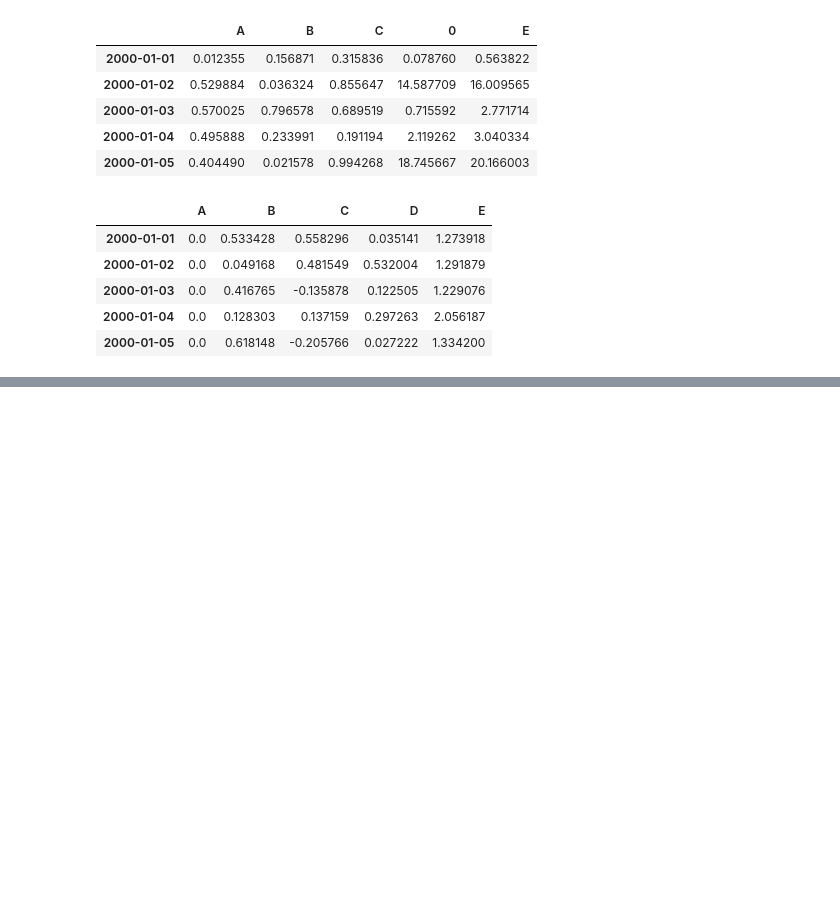
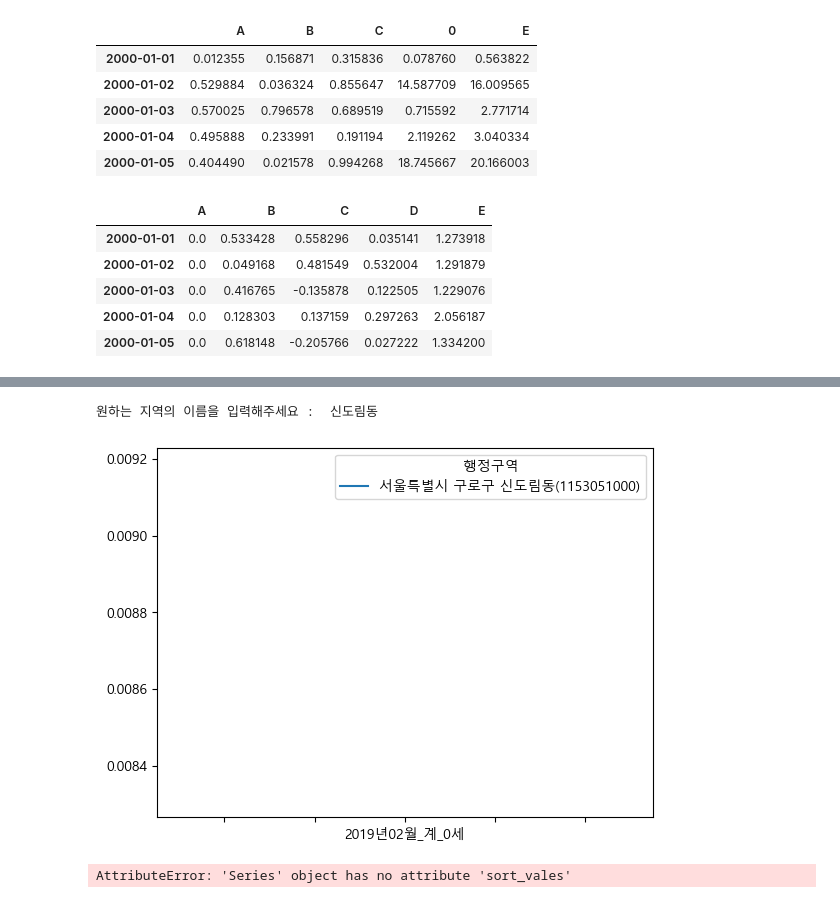
Before and after one commit to aguywhohasADHD/python_project, a Jupyter notebook: alldata/unit-09-02.ipynb, the cells around one changed output, grey strips where cells are left out. Cells and saved outputs as stored; diff of their text form; code cells hidden in the pictures; blank space fills up the shorter version.

```diff
--- a/alldata/unit-09-02.ipynb
+++ b/alldata/unit-09-02.ipynb
@@ -117,0 +148,24 @@ df.head()
+# %%
+import pandas as pd
+df=pd.read_csv('age.csv',encoding='cp949',index_col=0)
+df=df.div(df['총인구수'],axis=0)
+del df['총인구수'],df['연령구간인구수']
+name=input("원하는 지역의 이름을 입력해주세요 : ")
+a=df.index.str.contains(name)
+df2=df[a]
+df2
+import matplotlib.pyplot as plt
+plt.rc('font',family='Malgun Gothic')
+df2.T.plot()
+plt.show()
+import numpy as np
+x=df.sub(df2.iloc[0],axis=1)
+y=np.power(x,2)
+z=y.sum(axis=1)
+i=z.sort_vales().index[:5]
+df.loc[i].T.plot()
+plt.show()
+# %% [output]
+원하는 지역의 이름을 입력해주세요 :  신도림동
+[figure, added]
+AttributeError: 'Series' object has no attribute 'sort_vales'
```
Also changed, not shown: parts of 3 cells of this notebook, 7 other files.
